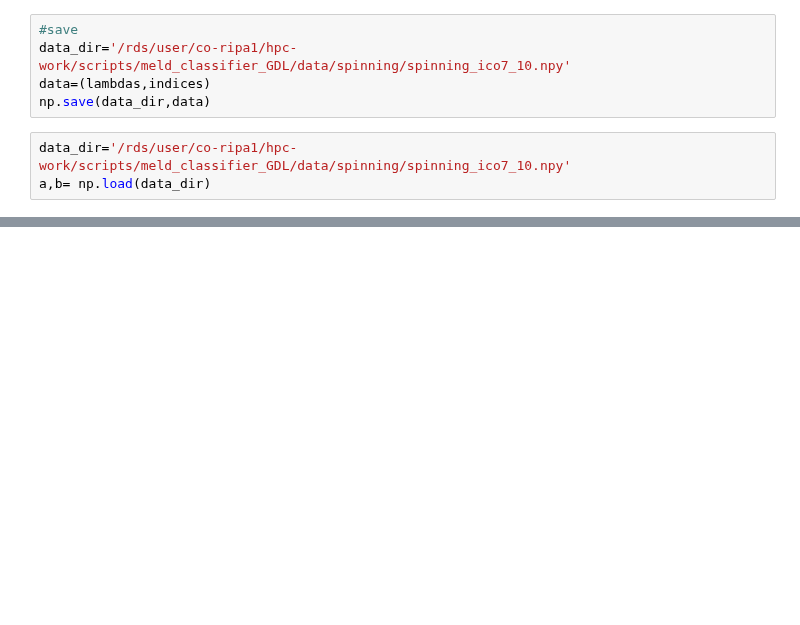
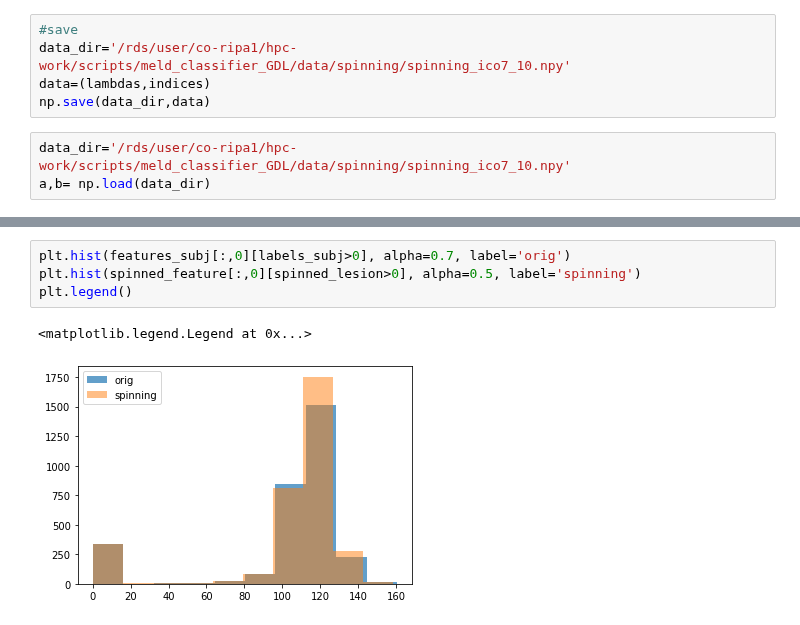
Before and after one commit to MELDProject/meld_graph, a Jupyter notebook: notebooks/spinning_implement.ipynb, the cells around one changed output, grey strips where cells are left out. Drawn from its saved outputs; the diff is of its cells as text; blank space fills up the shorter version.

```diff
--- a/notebooks/spinning_implement.ipynb
+++ b/notebooks/spinning_implement.ipynb
@@ -186,0 +204,7 @@ lesions=labels_subj
+# %%
+plt.hist(features_subj[:,0][labels_subj>0], alpha=0.7, label='orig')
+plt.hist(spinned_feature[:,0][spinned_lesion>0], alpha=0.5, label='spinning')
+plt.legend()
+# %% [output]
+<matplotlib.legend.Legend at 0x...>
+[figure, added]
```
Also changed, not shown: parts of 7 cells of this notebook, 3 other files.
